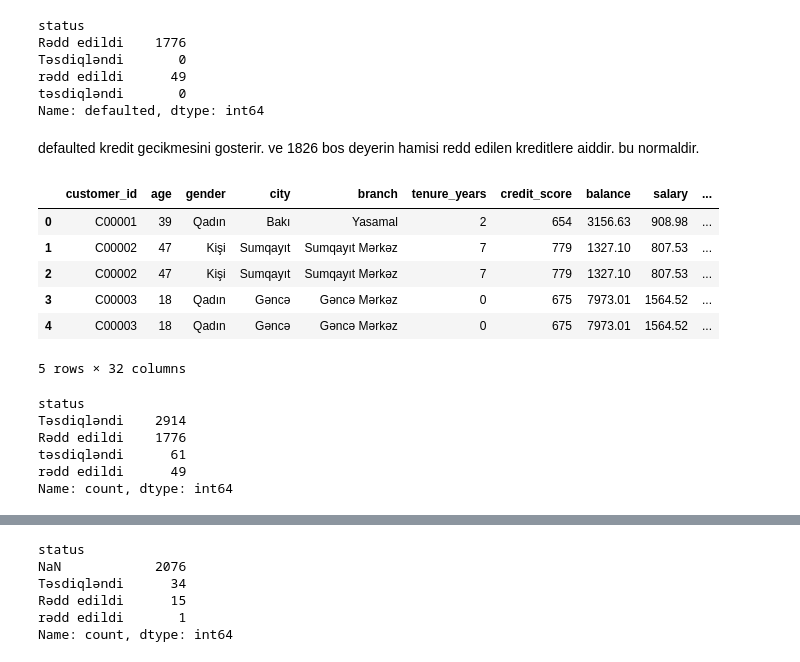
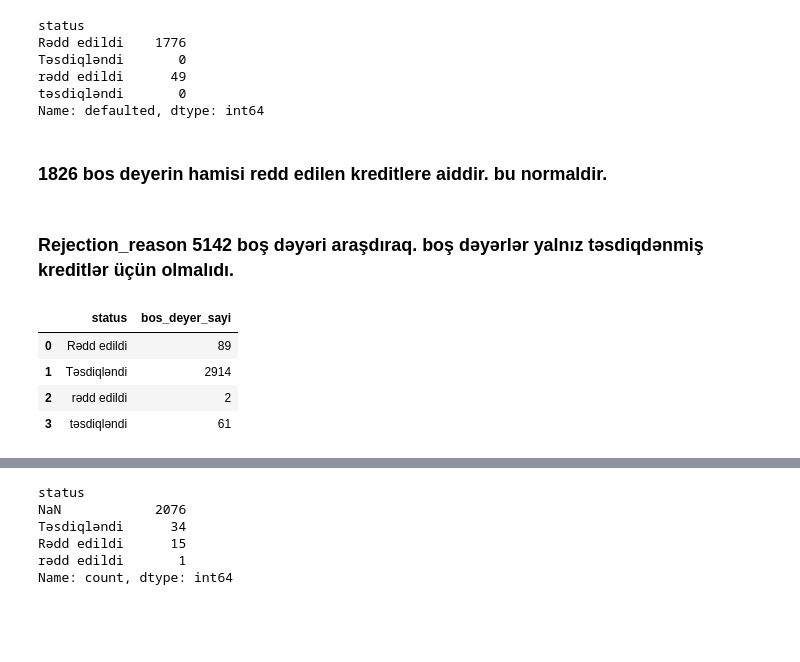
Before and after one commit to mashadiyevasabina/Bank_Analysis, a Jupyter notebook: notebooks/2_Silver/03_silver_clean.ipynb, the cells around one changed output, grey strips where cells are left out. Drawn from its saved outputs; the diff is of its cells as text; code cells hidden in the pictures; blank space fills up the shorter version.

```diff
--- a/notebooks/2_Silver/03_silver_clean.ipynb
+++ b/notebooks/2_Silver/03_silver_clean.ipynb
@@ -87,23 +99,16 @@ rədd edildi      49
 təsdiqləndi       0
 Name: defaulted, dtype: int64
 # %% [markdown]
-defaulted kredit gecikmesini gosterir. ve 1826 bos deyerin hamisi redd edilen kreditlere aiddir. bu normaldir.
+### 1826 bos deyerin hamisi redd edilen kreditlere aiddir. bu normaldir.
-# %%
-silver_loans_df.head()
-# %% [output]
-|  | customer_id | age | gender | city | branch | tenure_years | credit_score | balance | salary | ... |
-| 0 | C00001 | 39 | Qadın | Bakı | Yasamal | 2 | 654 | 3156.63 | 908.98 | ... |
-| 1 | C00002 | 47 | Kişi | Sumqayıt | Sumqayıt Mərkəz | 7 | 779 | 1327.10 | 807.53 | ... |
-| 2 | C00002 | 47 | Kişi | Sumqayıt | Sumqayıt Mərkəz | 7 | 779 | 1327.10 | 807.53 | ... |
-| 3 | C00003 | 18 | Qadın | Gəncə | Gəncə Mərkəz | 0 | 675 | 7973.01 | 1564.52 | ... |
-| 4 | C00003 | 18 | Qadın | Gəncə | Gəncə Mərkəz | 0 | 675 | 7973.01 | 1564.52 | ... |
-5 rows × 32 columns
-# %%
-silver_loans_df["status"].value_counts()
-# %% [output]
-status
-Təsdiqləndi    2914
-Rədd edildi    1776
-təsdiqləndi      61
-rədd edildi      49
-Name: count, dtype: int64
+# %% [markdown]
+### Rejection_reason 5142 boş dəyəri araşdıraq. boş dəyərlər yalnız təsdiqdənmiş kreditlər üçün olmalıdı.
+# %%
+silver_loans_df.groupby('status')['rejection_reason'].apply(
+    lambda x: x.isna().sum()
+).reset_index(name='bos_deyer_sayi')
+# %% [output]
+|  | status | bos_deyer_sayi |
+| 0 | Rədd edildi | 89 |
+| 1 | Təsdiqləndi | 2914 |
+| 2 | rədd edildi | 2 |
+| 3 | təsdiqləndi | 61 |
```
Also changed, not shown: parts of 33 cells of this notebook, 4 other files.
